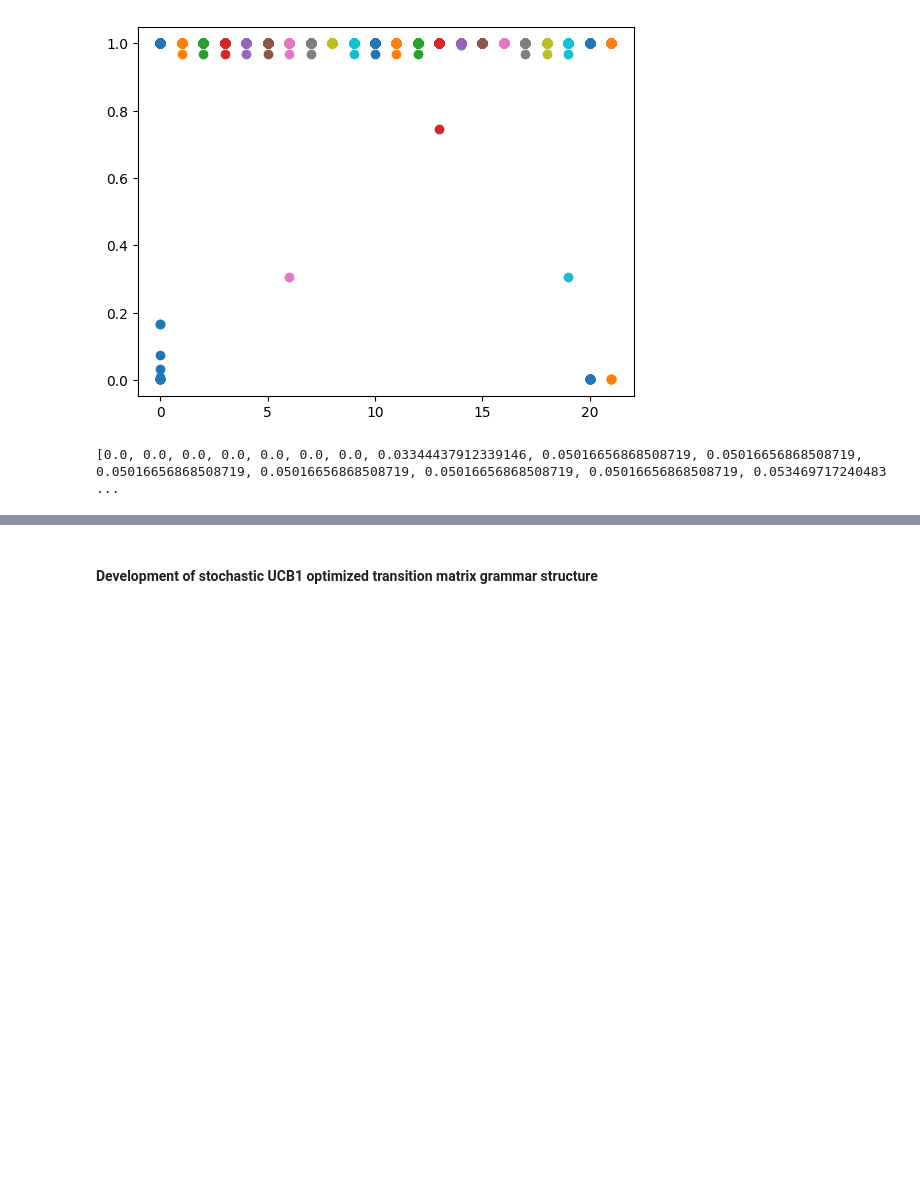
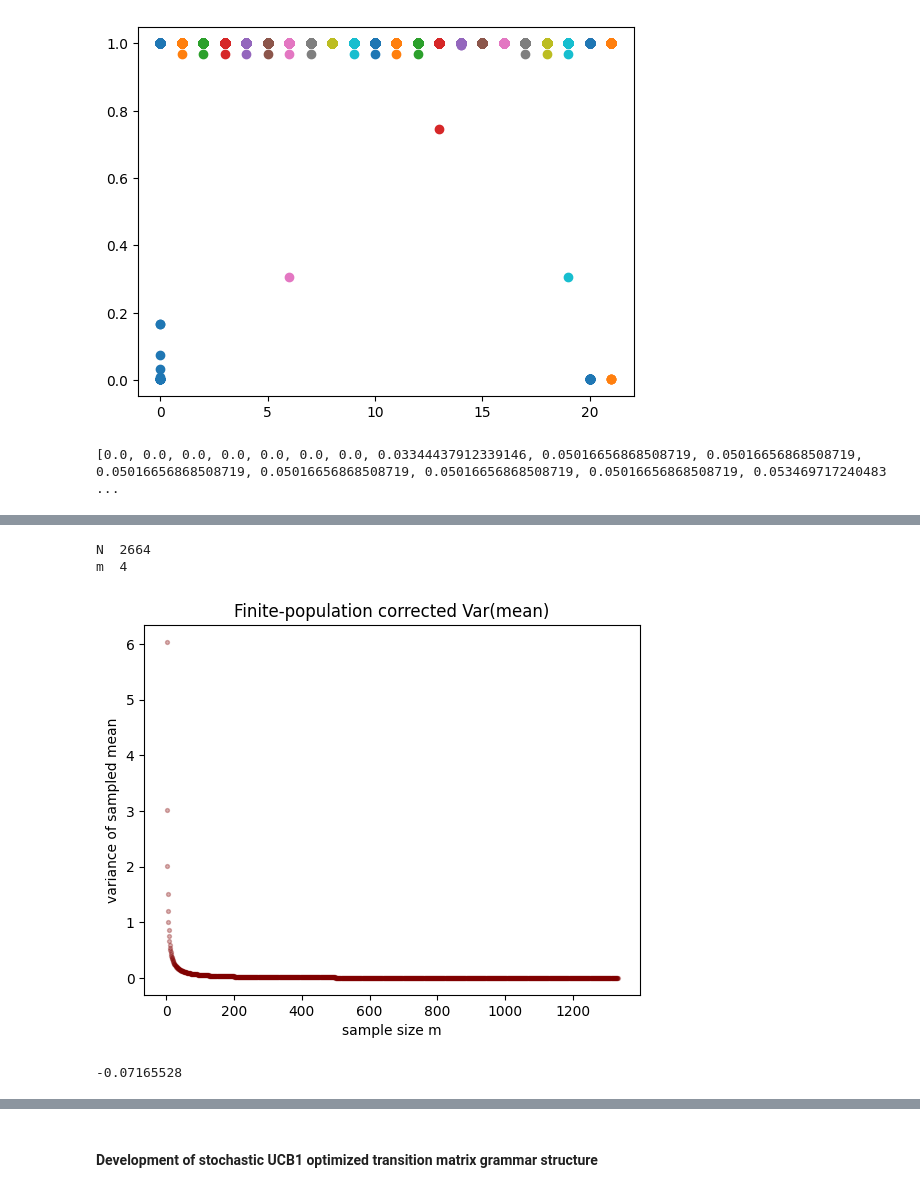
Before and after one commit to Logan-Kelsch/Structural_Regression, a Jupyter notebook: src/dev.ipynb, the cells around one changed output, grey strips where cells are left out. Cells and saved outputs as stored; diff of their text form; code cells hidden in the pictures; blank space fills up the shorter version.

```diff
--- a/src/dev.ipynb
+++ b/src/dev.ipynb
@@ -2460,0 +2519,30 @@ then analyze likely explosive behavior, then move to next grammar.
+# %%
+N = np.count_nonzero(em)
+m = np.count_nonzero(null_context['anomaly_mask'][em])
+print('N ', N)
+print('m ', m)
+
+re = null_context['raw_emission'][em]
+# %% [output]
+N  2664
+m  4
+# %%
+import numpy as np
+import matplotlib.pyplot as plt
+
+N = len(re)
+
+ms = np.arange(1, int(N/2) + 1)
+vars_m = np.var(re, ddof=0) / ms * ((N - ms) / (N - 1))
+
+plt.scatter(ms, vars_m, s=8, alpha=0.3, c='maroon')
+plt.xlabel("sample size m")
+plt.ylabel("variance of sampled mean")
+plt.title("Finite-population corrected Var(mean)")
+plt.show()
+# %% [output]
+[figure, added]
+# %%
+print(np.mean(re))
+# %% [output]
+-0.07165528
```
Also changed, not shown: parts of 32 cells of this notebook, 4 other files.
